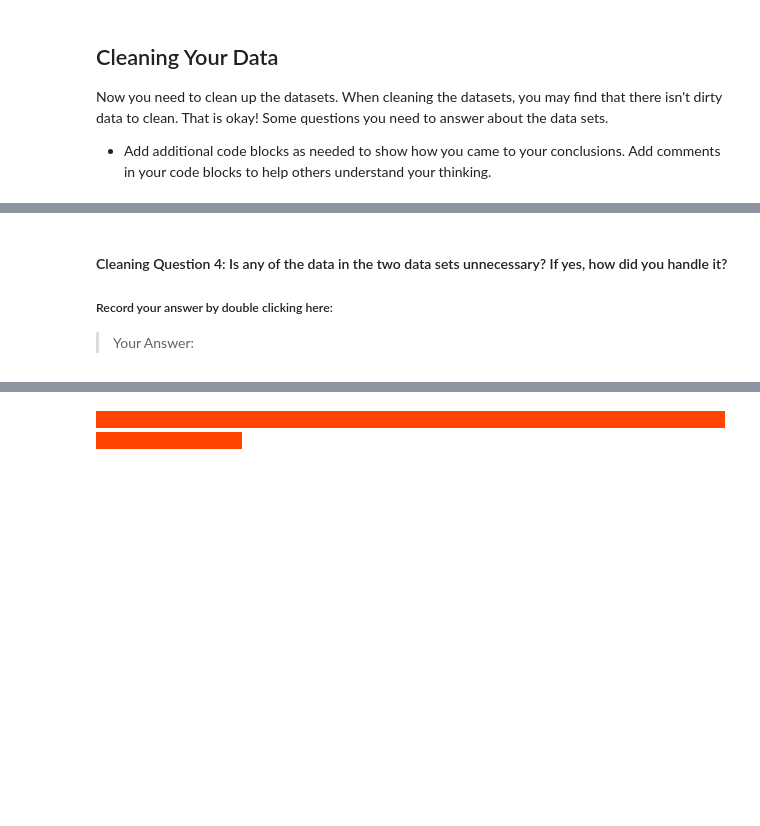
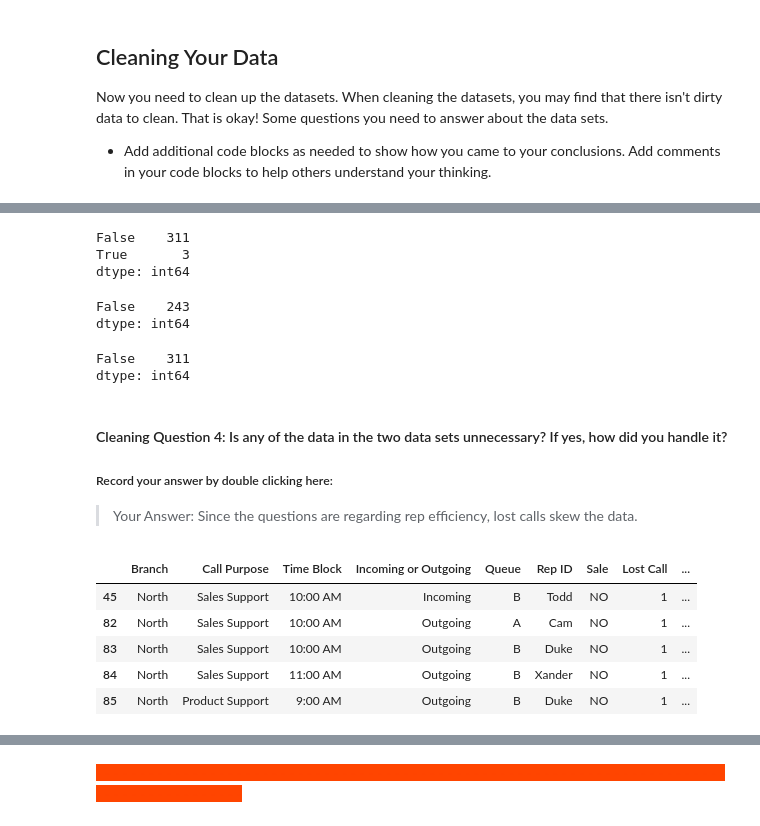
Before and after one commit to mtngrl1916/call-center-cleanup-assignment, a Jupyter notebook: Call_Center_Cleanup.ipynb, the cells around one changed output, grey strips where cells are left out. Cells and saved outputs as stored; diff of their text form; code cells hidden in the pictures; blank space fills up the shorter version.

```diff
--- a/Call_Center_Cleanup.ipynb
+++ b/Call_Center_Cleanup.ipynb
@@ -164,0 +185,3 @@ both_branches['Incoming Wait Time'].fillna(0, inplace=True)
+# %%
+north_df['Incoming Wait Time'].fillna(0, inplace=True)
+'Incoming Wait Time in North Branch: {}% empty'.format(round(np.mean(north_df['Incoming Wait Time'].isnull())*100))
@@ -171,0 +230,3 @@ both_branches['Incoming Wait Time'].fillna(0, inplace=True)
+# %%
+north_df['Sale'].replace('YES ','YES', inplace=True)
+north_df['Sale'].unique()
@@ -178,0 +247,6 @@ both_branches['Incoming Wait Time'].fillna(0, inplace=True)
+# %%
+south_df.duplicated().value_counts()
+# %% [output]
+False    311
+True       3
+dtype: int64
@@ -179,7 +256,26 @@ both_branches['Incoming Wait Time'].fillna(0, inplace=True)
+# %%
+north_df.duplicated().value_counts()
+# %% [output]
+False    243
+dtype: int64
+# %%
+south_df.duplicated().value_counts()
+# %% [output]
+False    311
+dtype: int64
 # %% [markdown]
 #### Cleaning Question 4:  Is any of the data in the two data sets unnecessary? If yes, how did you handle it?
 ##### Record your answer by double clicking here:
-> Your Answer:
+> Your Answer: Since the questions are regarding rep efficiency, lost calls skew the data.
 # %%
 #Code Used
+north_df[north_df['Lost Call'] != 0]
+
 # Add Additional Cells as needed.
+# %% [output]
+|  | Branch | Call Purpose | Time Block | Incoming or Outgoing | Queue | Rep ID | Sale | Lost Call | ... |
+| 45 | North | Sales Support | 10:00 AM | Incoming | B | Todd | NO | 1 | ... |
+| 82 | North | Sales Support | 10:00 AM | Outgoing | A | Cam | NO | 1 | ... |
+| 83 | North | Sales Support | 10:00 AM | Outgoing | B | Duke | NO | 1 | ... |
+| 84 | North | Sales Support | 11:00 AM | Outgoing | B | Xander | NO | 1 | ... |
+| 85 | North | Product Support | 9:00 AM | Outgoing | B | Duke | NO | 1 | ... |
```
Also changed, not shown: parts of 26 cells of this notebook.
